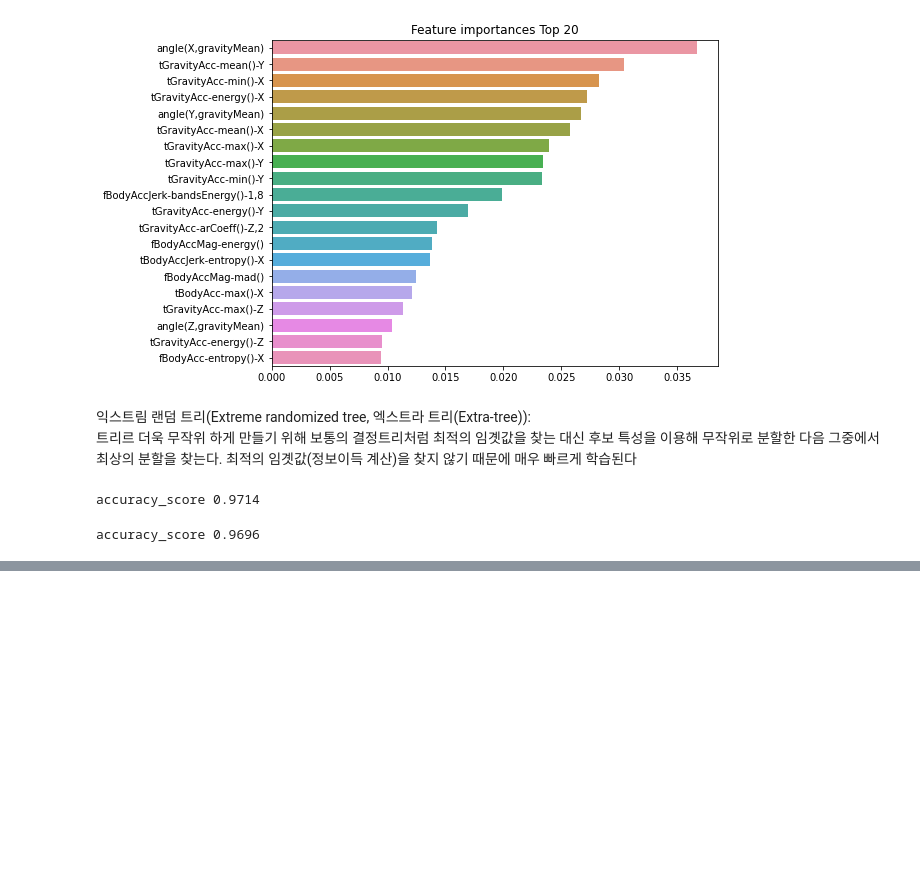
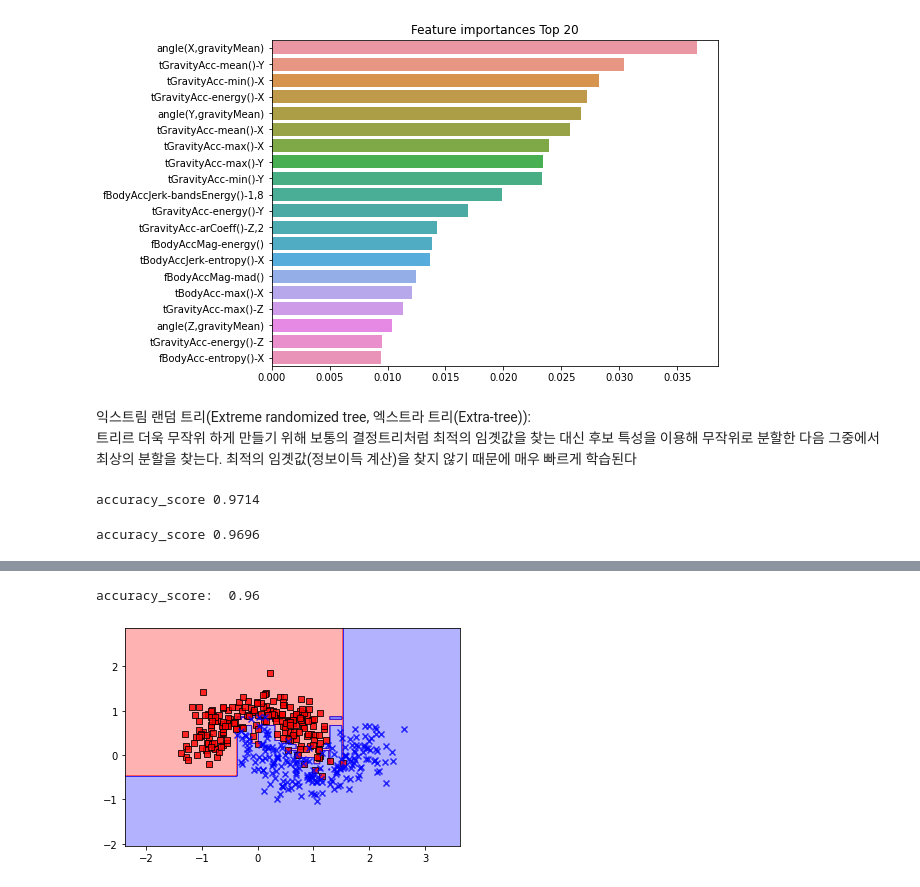
Before and after one commit to jerry-ryu/ML_beginning, a Jupyter notebook: 3.Classification.ipynb, the cells around one changed output, grey strips where cells are left out. Saved outputs shown, nothing was run; the diff lists cells and outputs as text; code cells hidden in the pictures; blank space fills up the shorter version.

```diff
--- a/3.Classification.ipynb
+++ b/3.Classification.ipynb
@@ -2597,0 +2631,28 @@ accuracy_score 0.9696
+# %%
+# 데이터 가져오기(moon) / 나누기
+from sklearn.datasets import make_moons
+from sklearn.model_selection import train_test_split
+
+X,y = make_moons(n_samples = 500, noise = 0.25)
+
+X_train, X_test, y_train, y_test = train_test_split(X, y, test_size =0.2, random_state = 1, stratify = y)
+# %%
+# 에이다 부스트로 훈련/예측하기
+from sklearn.ensemble import AdaBoostClassifier
+from sklearn.tree import DecisionTreeClassifier
+from sklearn.metrics import accuracy_score
+
+ada_clf = AdaBoostClassifier(
+    DecisionTreeClassifier(max_depth = 1), n_estimators = 200,
+    algorithm = "SAMME.R", learning_rate = 0.5
+) # WeakTree DecisionTreeClassifier(max_depth = 1)의 에이다 부스팅
+ada_clf.fit(X_train, y_train)
+print('accuracy_score: ', accuracy_score(y_test,ada_clf.predict(X_test)))
+
+plot_decision_regions(X = X_train, y = y_train, classifier = ada_clf)
+
+
+## depth = 1인 weak tree의 결합인데도 상당한 성능을 보여준다
+# %% [output]
+accuracy_score:  0.96
+[figure, added]
```
Also changed, not shown: parts of 2 cells of this notebook.
